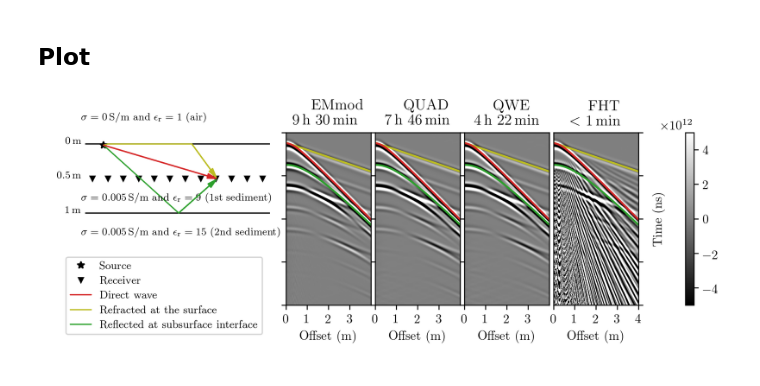
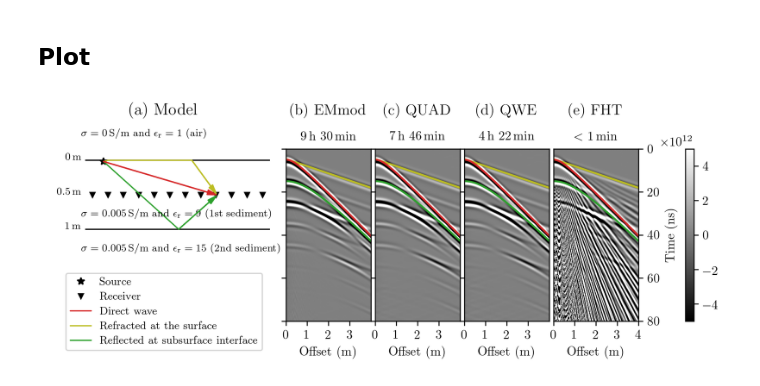
Before and after one commit to Kevin2599/article-geo2017, a Jupyter notebook: notebooks/gpr-figure.ipynb, the cells around one changed output. Saved outputs shown, nothing was run; the diff lists cells and outputs as text; code cells hidden in the pictures.

```diff
--- a/notebooks/gpr-figure.ipynb
+++ b/notebooks/gpr-figure.ipynb
@@ -46,6 +46,8 @@ axs = axs.ravel()
 
 # # 1. Plot model # #
 plt.subplot2grid((1, 6), (0, 0), colspan=2)
+ax = plt.gca()
+plt.text(0.5, 1.2, r'(a) Model', transform=ax.transAxes, horizontalalignment='center', fontsize=13)
 
 # Some settings
 arrow_prop = {'length_includes_head': True, 'zorder': 5, 'joinstyle': 'round',
@@ -110,43 +112,48 @@ def limits(i):
     plt.xlim([0, 4])
     plt.xlabel('Offset (m)')
     plt.xticks(np.arange(4))
-    ax.set_yticklabels([], ())
+    if i != 3:
+        ax.set_yticklabels([], ())
     plt.grid('off')
     return ax
 
 # Plot EMmod
-limits(0)
-plt.title(r'EMmod \\ 9\,h 30\,min')
+ax = limits(0)
+plt.text(0.5, 1.2, r'(b) EMmod', transform=ax.transAxes, horizontalalignment='center', fontsize=12)
+plt.text(0.5, 1.05, r'9\,h 30\,min', transform=ax.transAxes, horizontalalignment='center')
 plt.imshow(gprEMmod, **params)
 
 # Plot QUAD
-limits(1)
-plt.title(r'QUAD \\ 7\,h 46\,min')
+ax = limits(1)
+plt.text(0.5, 1.2, r'(c) QUAD', transform=ax.transAxes, horizontalalignment='center', fontsize=12)
+plt.text(0.5, 1.05, r'7\,h 46\,min', transform=ax.transAxes, horizontalalignment='center')
 plt.imshow(gprQUA, **params)
 
 # Plot QWE
-limits(2)
-plt.title(r'QWE \\ 4\,h 22\,min')
+ax = limits(2)
+plt.text(0.5, 1.2, r'(d) QWE', transform=ax.transAxes, horizontalalignment='center', fontsize=12)
+plt.text(0.5, 1.05, r'4\,h 22\,min', transform=ax.transAxes, horizontalalignment='center')
 plt.imshow(gprQWE, **params)
 
 # Plot FHT
 ax = limits(3)
-plt.title(r'FHT \\ $<$ 1\,min')
+plt.text(0.5, 1.2, r'(e) FHT', transform=ax.transAxes, horizontalalignment='center', fontsize=12)
+plt.text(0.5, 1.05, r'$<$ 1\,min', transform=ax.transAxes, horizontalalignment='center')
 plt.imshow(gprFHT, **params)
 plt.xticks(np.arange(5))
 ax.yaxis.set_ticks_position('right')
 ax.yaxis.set_label_position('right')
 plt.ylabel('Time (ns)')
 
 # Plot colorbar
 cax, kw = mpl.colorbar.make_axes([axs[2], axs[3], axs[4], axs[5]], location='right', pad=.1)
 cb = plt.colorbar(cax=cax, **kw)
 
 # Save figure and show it
 plt.savefig('../figures/gpr.jpg', bbox_inches='tight')
 plt.show()
 # %% [output]
-[figure, old version]
+[figure, new version]
 # %%
 import printinfo
 printinfo.info()
```
Also changed, not shown: parts of 2 cells of this notebook, 17 other files.
